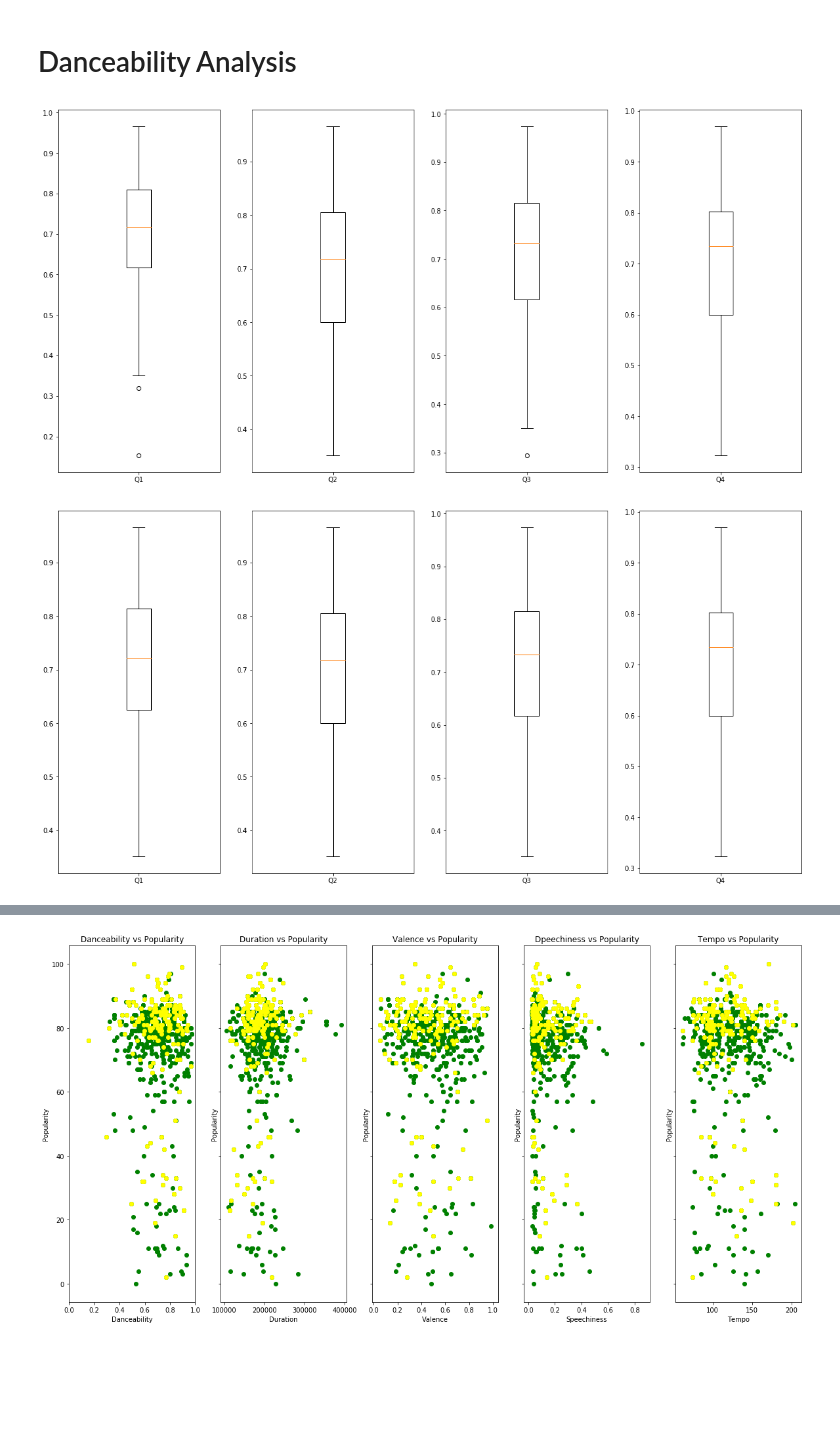
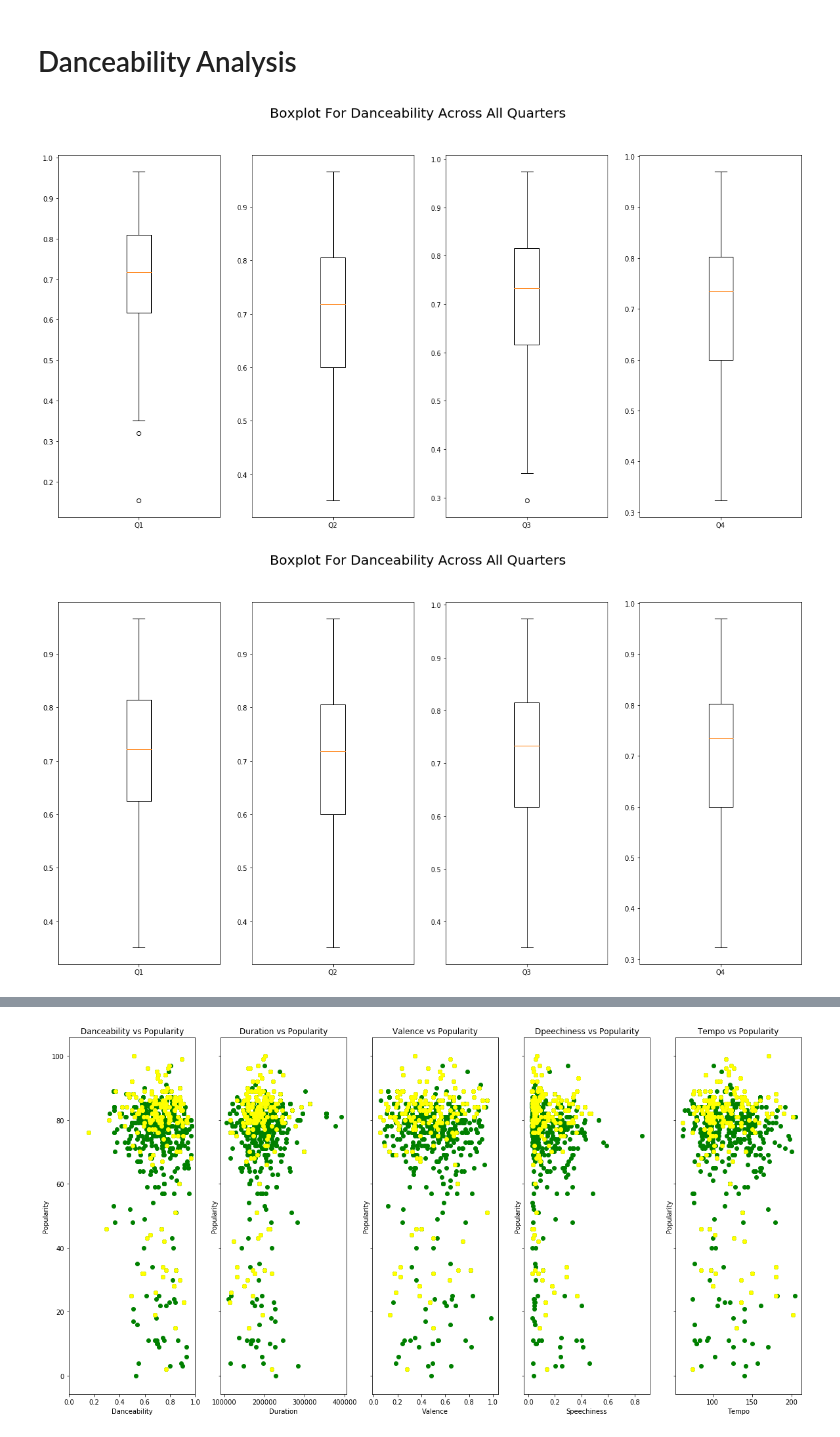
Before and after one commit to navidmalakootikhah/Project-One, a Jupyter notebook: analysis.ipynb, the cells around one changed output, grey strips where cells are left out. Drawn from its saved outputs; the diff is of its cells as text; code cells hidden in the pictures; blank space fills up the shorter version.

```diff
--- a/analysis.ipynb
+++ b/analysis.ipynb
@@ -233,34 +299,17 @@ def do_correlation(df, var1, var2):
 # Danceability Analysis
 # %%
 ## finding outliers and cleaning up
-
-fig1, axs = plt.subplots(1,4,figsize=(20,10))
-ax1, ax2, ax3, ax4 = axs
-
-for axis,dframe in zip(axs,quart_df_list):
-    axis.boxplot(dframe['Danceability'])
-
-for axis,quarters in zip(axs,quarter_names):
-    plt.setp(axis,xticklabels=[quarters])
+do_boxplot(quart_df_list, 'Danceability')
 
 #Removing Outliers and creating new data frames for danceability and creating a new box plot
 dance_q1=df_Q1[(df_Q1['Danceability']>0.35)]
 dance_q2=df_Q2
 dance_q3=df_Q3[(df_Q3['Danceability']>0.3)]
 dance_q4=df_Q4
 
-fig2, axs = plt.subplots(1,4,figsize=(20,10))
-ax1, ax2, ax3, ax4 = axs
+dance_df_list = [dance_q1, dance_q2, dance_q3, dance_q4]
 
-ax1.boxplot(dance_q1['Danceability'])
-ax2.boxplot(dance_q2['Danceability'])
-ax3.boxplot(dance_q3['Danceability'])
-ax4.boxplot(dance_q4['Danceability'])
-for axis,quarters in zip(axs,quarter_names):
-    plt.setp(axis,xticklabels=[quarters])
-
-
-plt.show()
+do_boxplot(dance_df_list, 'Danceability')
 # %% [output]
-[figure, old version]
+[figure, new version]
-[figure, old version]
+[figure, new version]
```
Also changed, not shown: parts of 103 cells of this notebook, 6 other files.
